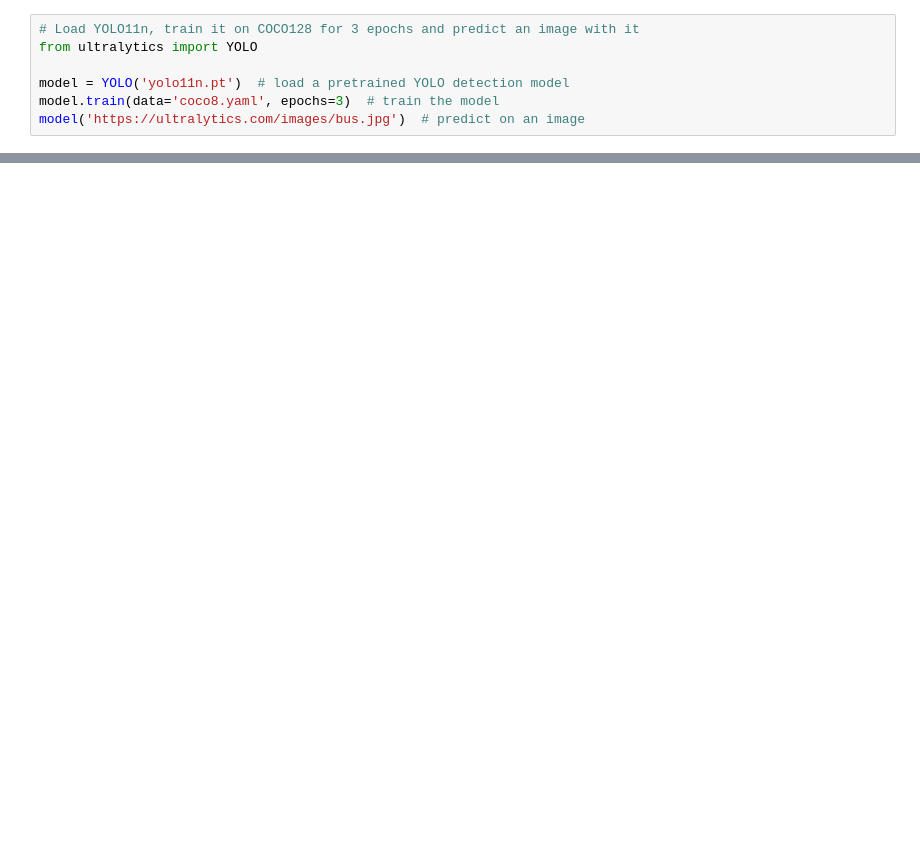
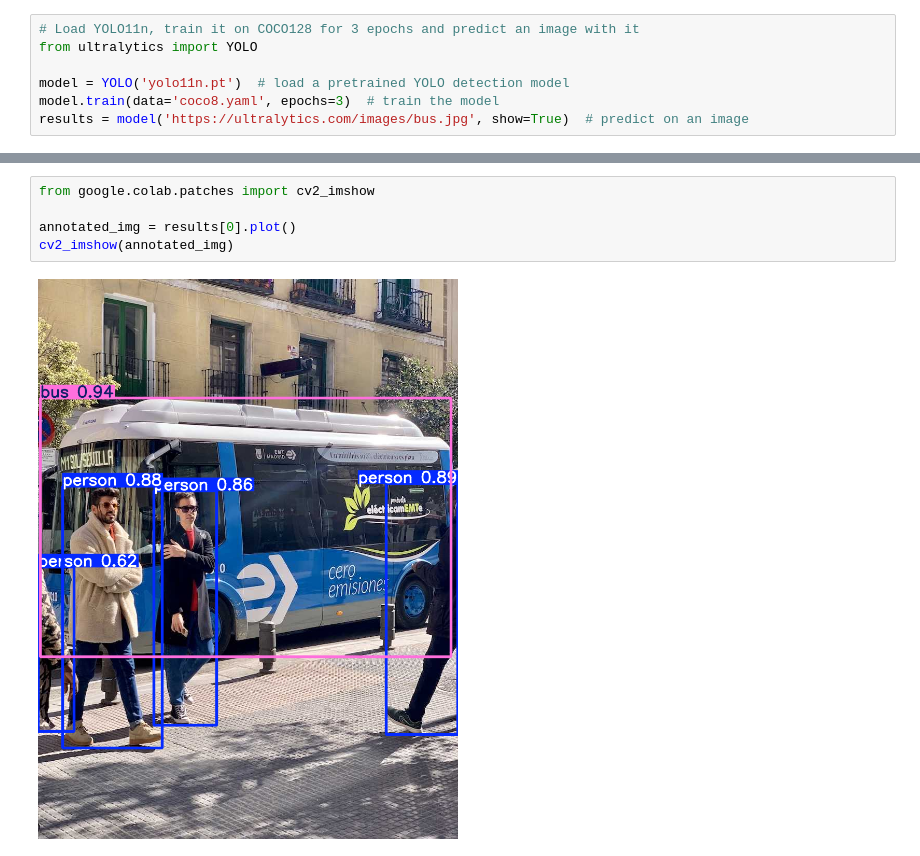
Before and after one commit to ander-yamamoto/dio-bairesdev, a Jupyter notebook: yolo.ipynb, the cells around one changed output, grey strips where cells are left out. Saved outputs shown, nothing was run; the diff lists cells and outputs as text; blank space fills up the shorter version.

```diff
--- a/yolo.ipynb
+++ b/yolo.ipynb
@@ -24,7 +25,7 @@ from ultralytics import YOLO
 
 model = YOLO('yolo11n.pt')  # load a pretrained YOLO detection model
 model.train(data='coco8.yaml', epochs=3)  # train the model
-model('https://ultralytics.com/images/bus.jpg')  # predict on an image
+results = model('https://ultralytics.com/images/bus.jpg', show=True)  # predict on an image
 # %% [output]
 Ultralytics 8.3.182 🚀 Python-3.12.11 torch-2.8.0+cu126 CUDA:0 (Tesla T4, 15095MiB)
 engine/trainer: agnostic_nms=False, amp=True, augment=False, auto_augment=randaugment, batch=16, bgr=0.0, box=7.5, cache=False, cfg=None, classes=None, close_mosaic=10, cls=0.5, conf=None, copy_paste= ...
@@ -102,0 +83,7 @@ Speed: 3.4ms preprocess, 9.1ms inference, 1.5ms postprocess per image at shape (
+# %%
+from google.colab.patches import cv2_imshow
+
+annotated_img = results[0].plot()
+cv2_imshow(annotated_img)
+# %% [output]
+[figure, added]
```
Also changed, not shown: parts of 3 cells of this notebook.
